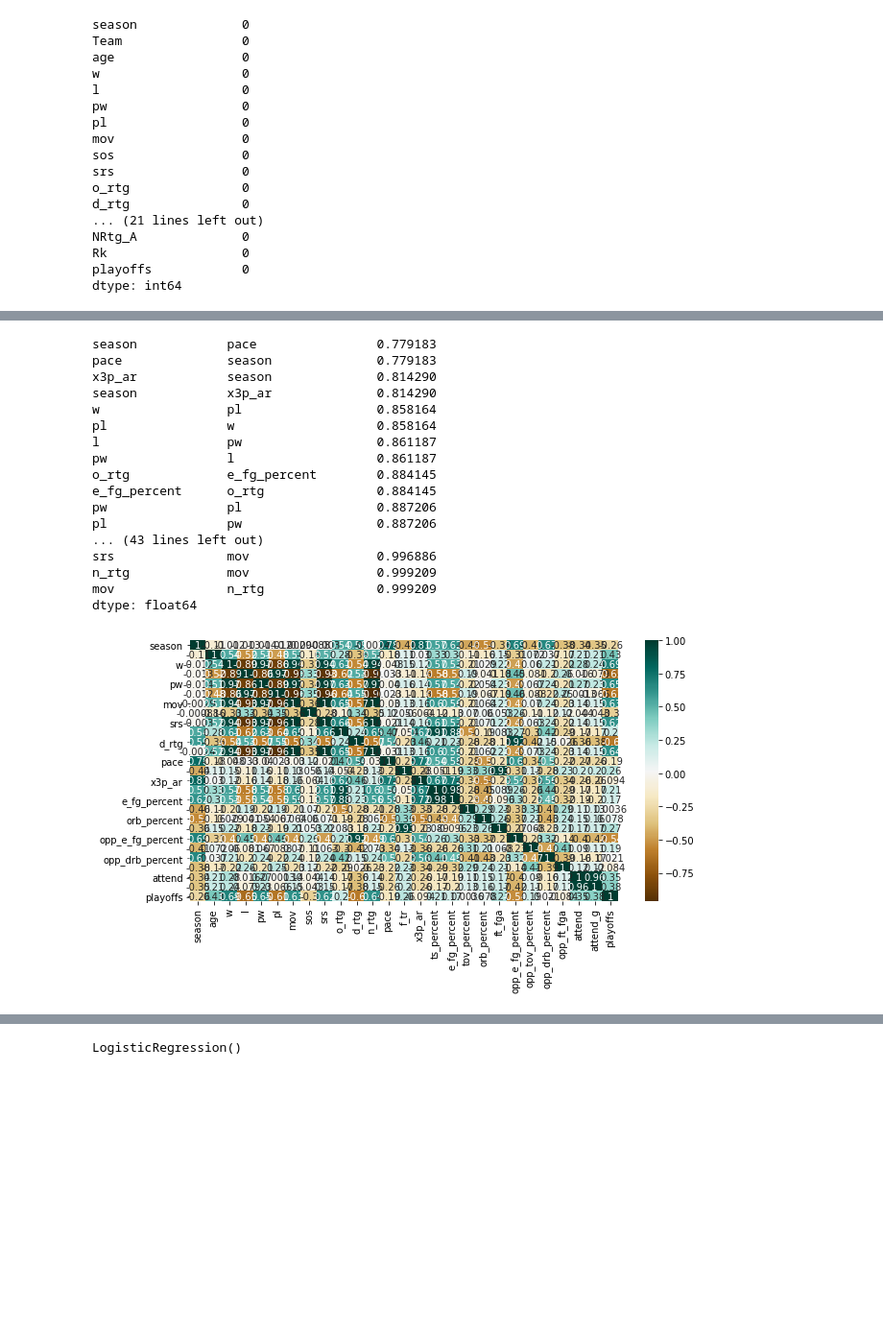
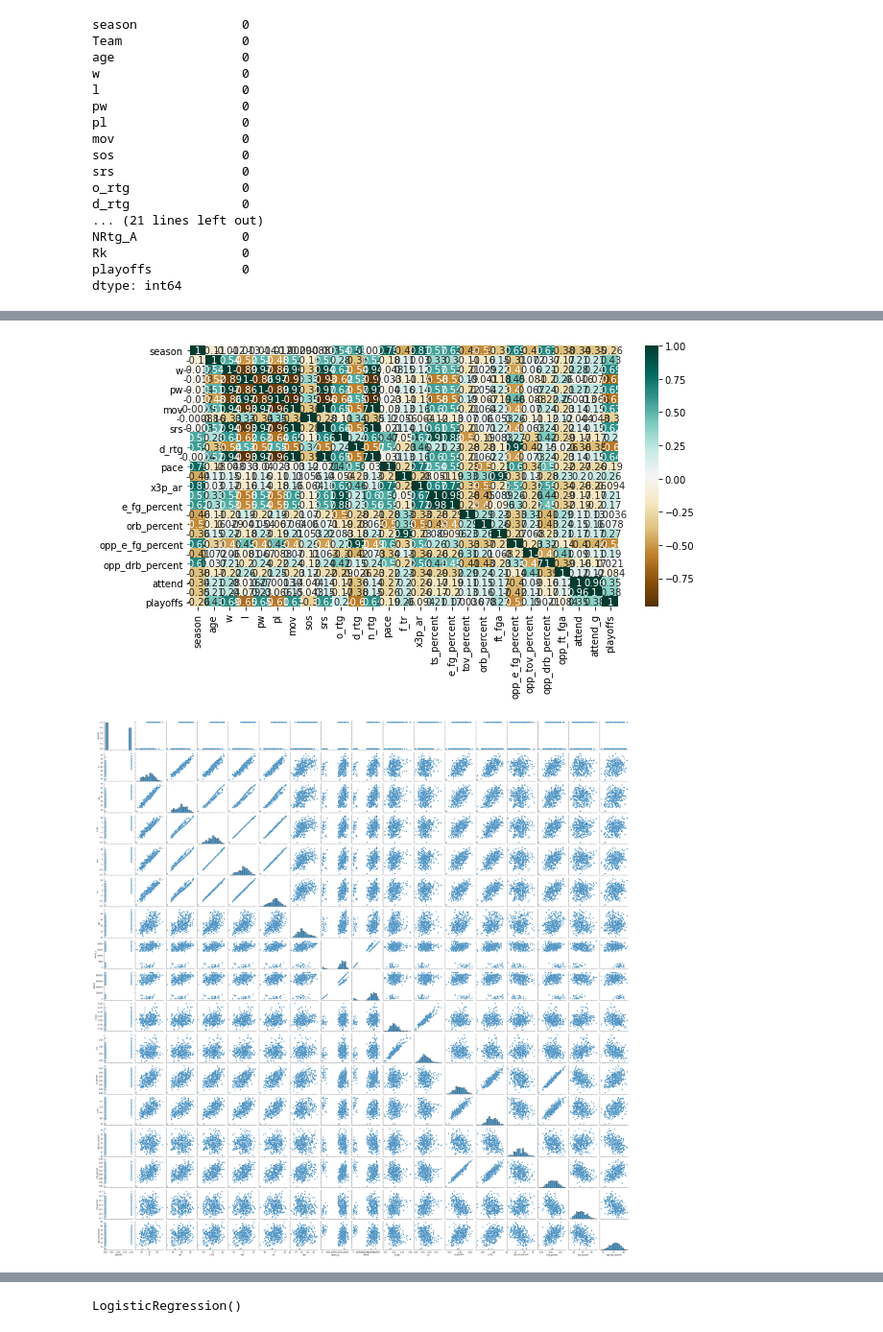
Before and after one commit to friedfab/ProjectDataScience, a Jupyter notebook: Applied Data Science Project.ipynb, the cells around one changed output, grey strips where cells are left out. Shown at 96% size. Drawn from its saved outputs; the diff is of its cells as text; code cells hidden in the pictures; blank space fills up the shorter version.

```diff
--- a/Applied Data Science Project.ipynb
+++ b/Applied Data Science Project.ipynb
@@ -60,35 +76,29 @@ dtype: int64
 # %%
 #Correlation Matrix for identifying correlating variables
 import matplotlib.pyplot as plt
 import numpy as np
 import seaborn as sns
 
 plt.figure(figsize=(10,5))
 c = final_df.corr()
 sns.heatmap(c,cmap="BrBG",annot=True)
 c
 
-#Showcasing all the correlations between the variables above 0.75
-corr = final_df.corr().drop_duplicates() # df is the pandas dataframe
-corr[corr == 1] = 0
-c1 = corr.abs().unstack().sort_values()
-display(c1[c1> 0.75])
+#Correlation plot to see correlation between the variables and playoffs
+cols1 = ['playoffs', 'w', 'pw', 'n_rtg', 'mov', 'srs', 'age', 'attend_g', 'attend', 'ft_fga', 'f_tr', 'ts_percent', 'o_rtg',
+        'opp_tov_percent', 'e_fg_percent', 'orb_percent', 'opp_drb_percent']
+sns.pairplot(final_df[cols1], height=2.5)
+plt.show()
+
+#we want also to see how our target variable "playoffs" correlates with other variables (the 17 highest correlating variables)
+corrmat = final_df.corr()
+k = 17
+cols = corrmat.nlargest(k, 'playoffs')['playoffs'].index
+f, ax = plt.subplots(figsize=(10,6))
+cm = np.corrcoef(final_df[cols].values.T)
+sns.set(font_scale=1.25)
+hm = sns.heatmap(cm, cbar=True, annot=True, square=True, fmt='.2f', annot_kws={'size': 10}, yticklabels=cols.values, xticklabels=cols.values)
+plt.show()
 # %% [output]
-season            pace                0.779183
-pace              season              0.779183
-x3p_ar            season              0.814290
-season            x3p_ar              0.814290
-w                 pl                  0.858164
-pl                w                   0.858164
-l                 pw                  0.861187
-pw                l                   0.861187
-o_rtg             e_fg_percent        0.884145
-e_fg_percent      o_rtg               0.884145
-pw                pl                  0.887206
-pl                pw                  0.887206
-... (43 lines left out)
-srs               mov                 0.996886
-n_rtg             mov                 0.999209
-mov               n_rtg               0.999209
-dtype: float64
 [figure]
+[figure, added]
```
Also changed, not shown: parts of 45 cells of this notebook.
